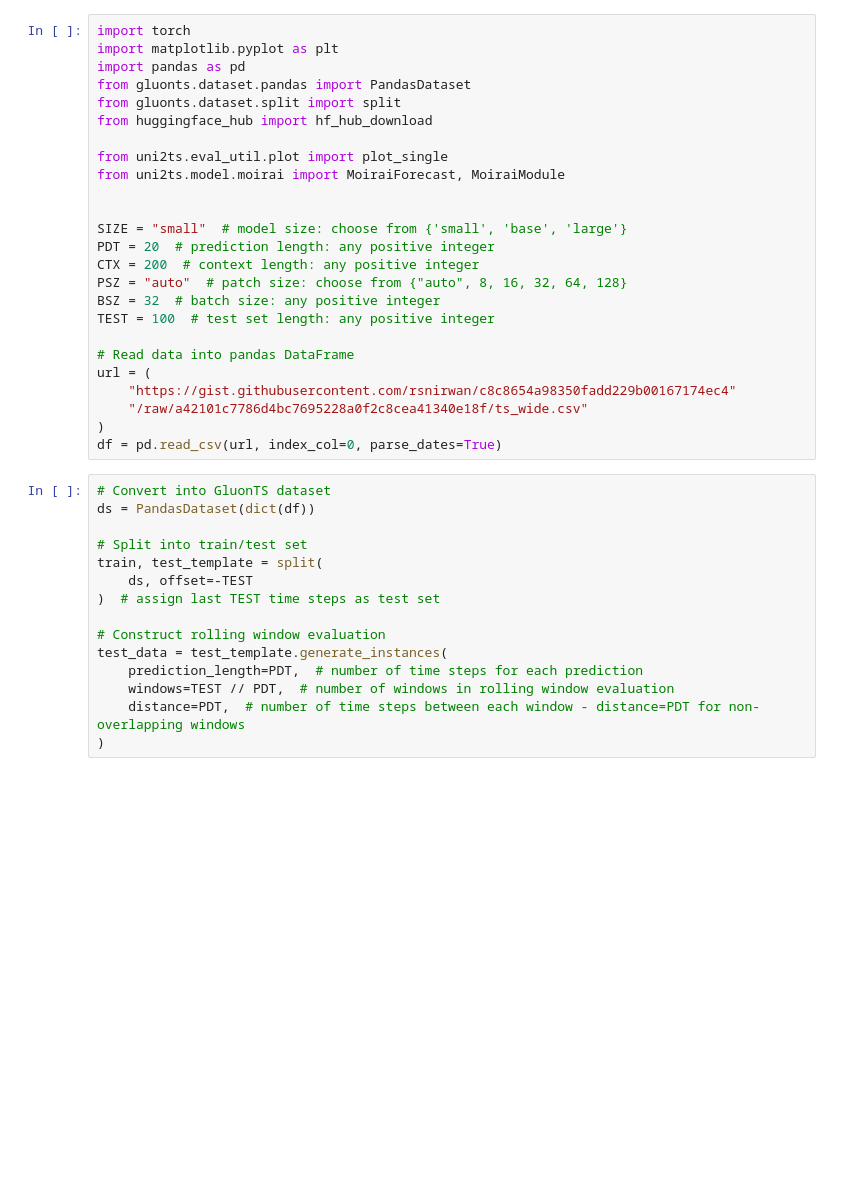
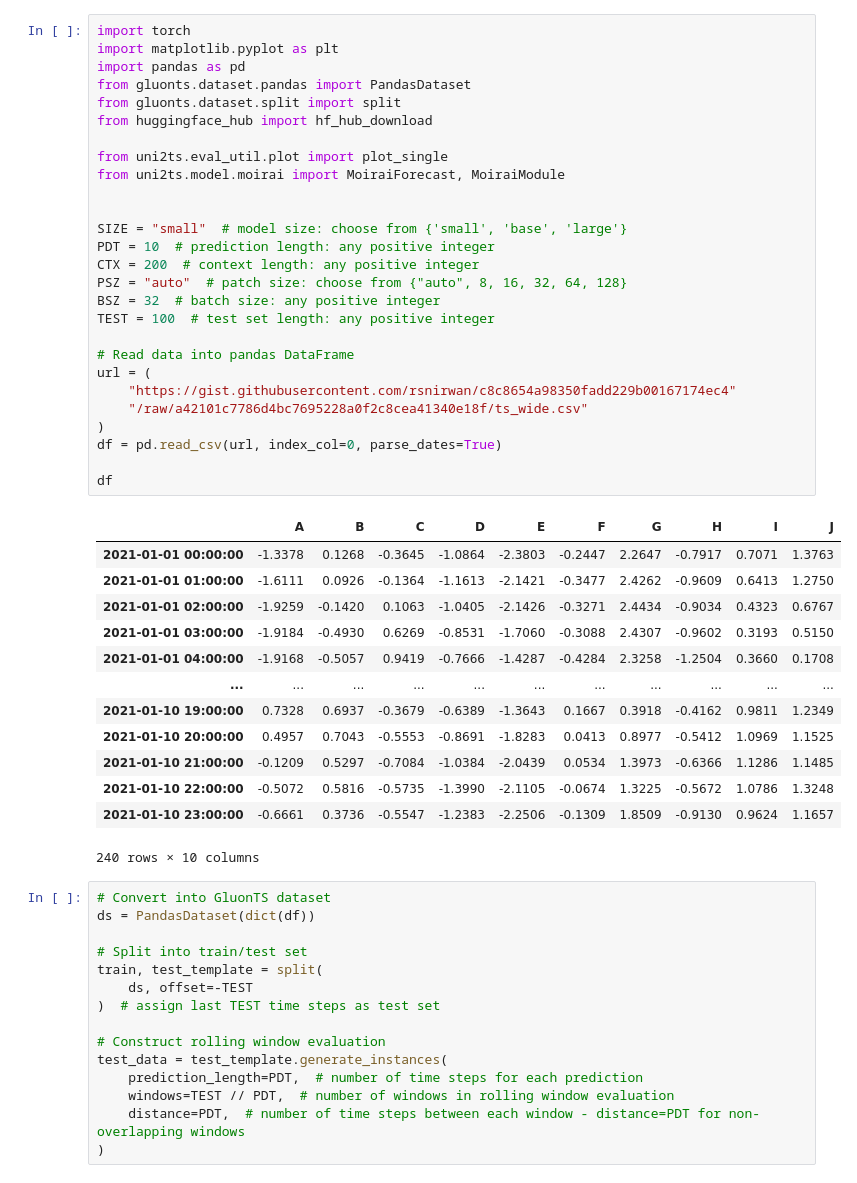
Before and after one commit to Yunbo-max/Time-Series-with-Uncertainty, a Jupyter notebook: uni2ts-main/example/start.ipynb, the cells around one changed output. Cells and saved outputs as stored; diff of their text form; blank space fills up the shorter version.

```diff
--- a/uni2ts-main/example/start.ipynb
+++ b/uni2ts-main/example/start.ipynb
@@ -1,28 +1,44 @@
 # %%
 import torch
 import matplotlib.pyplot as plt
 import pandas as pd
 from gluonts.dataset.pandas import PandasDataset
 from gluonts.dataset.split import split
 from huggingface_hub import hf_hub_download
 
 from uni2ts.eval_util.plot import plot_single
 from uni2ts.model.moirai import MoiraiForecast, MoiraiModule
 
 
 SIZE = "small"  # model size: choose from {'small', 'base', 'large'}
-PDT = 20  # prediction length: any positive integer
+PDT = 10  # prediction length: any positive integer
 CTX = 200  # context length: any positive integer
 PSZ = "auto"  # patch size: choose from {"auto", 8, 16, 32, 64, 128}
 BSZ = 32  # batch size: any positive integer
 TEST = 100  # test set length: any positive integer
 
 # Read data into pandas DataFrame
 url = (
     "https://gist.githubusercontent.com/rsnirwan/c8c8654a98350fadd229b00167174ec4"
     "/raw/a42101c7786d4bc7695228a0f2c8cea41340e18f/ts_wide.csv"
 )
 df = pd.read_csv(url, index_col=0, parse_dates=True)
+
+df
+# %% [output]
+|  | A | B | C | D | E | F | G | H | I | J |
+| 2021-01-01 00:00:00 | -1.3378 | 0.1268 | -0.3645 | -1.0864 | -2.3803 | -0.2447 | 2.2647 | -0.7917 | 0.7071 | 1.3763 |
+| 2021-01-01 01:00:00 | -1.6111 | 0.0926 | -0.1364 | -1.1613 | -2.1421 | -0.3477 | 2.4262 | -0.9609 | 0.6413 | 1.2750 |
+| 2021-01-01 02:00:00 | -1.9259 | -0.1420 | 0.1063 | -1.0405 | -2.1426 | -0.3271 | 2.4434 | -0.9034 | 0.4323 | 0.6767 |
+| 2021-01-01 03:00:00 | -1.9184 | -0.4930 | 0.6269 | -0.8531 | -1.7060 | -0.3088 | 2.4307 | -0.9602 | 0.3193 | 0.5150 |
+| 2021-01-01 04:00:00 | -1.9168 | -0.5057 | 0.9419 | -0.7666 | -1.4287 | -0.4284 | 2.3258 | -1.2504 | 0.3660 | 0.1708 |
+| ... | ... | ... | ... | ... | ... | ... | ... | ... | ... | ... |
+| 2021-01-10 19:00:00 | 0.7328 | 0.6937 | -0.3679 | -0.6389 | -1.3643 | 0.1667 | 0.3918 | -0.4162 | 0.9811 | 1.2349 |
+| 2021-01-10 20:00:00 | 0.4957 | 0.7043 | -0.5553 | -0.8691 | -1.8283 | 0.0413 | 0.8977 | -0.5412 | 1.0969 | 1.1525 |
+| 2021-01-10 21:00:00 | -0.1209 | 0.5297 | -0.7084 | -1.0384 | -2.0439 | 0.0534 | 1.3973 | -0.6366 | 1.1286 | 1.1485 |
+| 2021-01-10 22:00:00 | -0.5072 | 0.5816 | -0.5735 | -1.3990 | -2.1105 | -0.0674 | 1.3225 | -0.5672 | 1.0786 | 1.3248 |
+| 2021-01-10 23:00:00 | -0.6661 | 0.3736 | -0.5547 | -1.2383 | -2.2506 | -0.1309 | 1.8509 | -0.9130 | 0.9624 | 1.1657 |
+240 rows × 10 columns
 # %%
 # Convert into GluonTS dataset
 ds = PandasDataset(dict(df))
```
Also changed, not shown: parts of 1 cell of this notebook, 3 other files.
